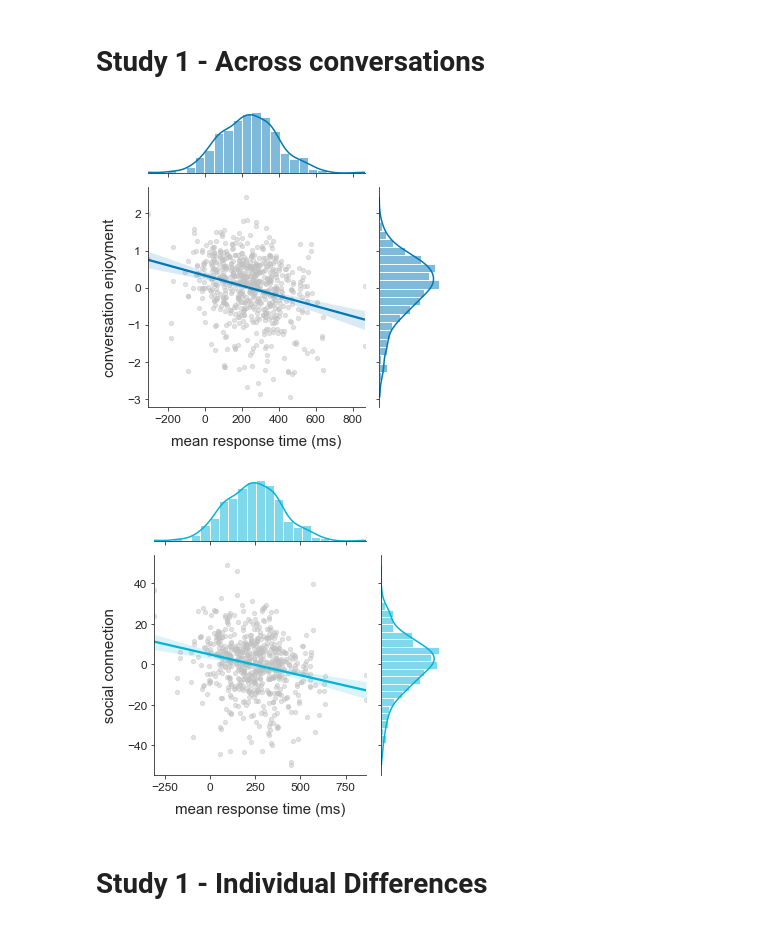
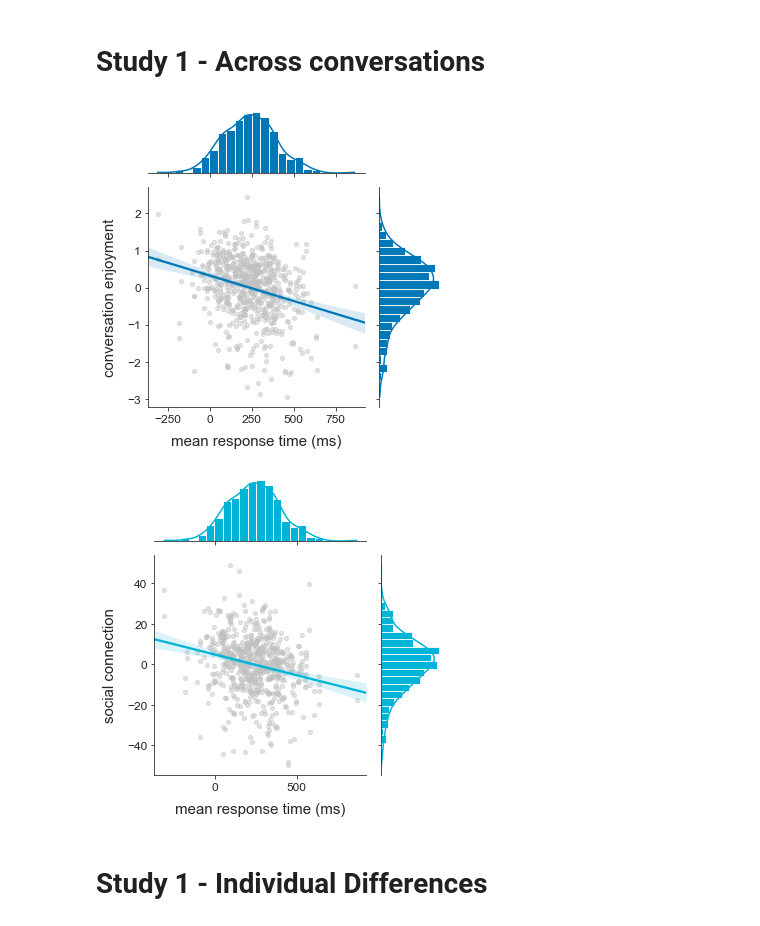
Before and after one commit to emtempleton/GapPaper, a Jupyter notebook: Code/create_figures.ipynb, the cells around one changed output. Cells and saved outputs as stored; diff of their text form; code cells hidden in the pictures.

```diff
--- a/Code/create_figures.ipynb
+++ b/Code/create_figures.ipynb
@@ -38,27 +38,25 @@ for feature in features:
                                                                         # subID number
                                                                         # for newer versions, use store_mean.loc['103']
 # %%
-fig = sns.jointplot("mean_gap_convo", "factor_1_centered", data=data, kind="reg",
-                    color='#0077b6',
-                    space=0, height=5, ratio=3,
+fig = sns.jointplot(x="mean_gap_convo", y="factor_1_centered", data=data, kind="reg",
+                    color='#0077b6', space=0, height=5, ratio=3, truncate=False,
              scatter_kws={"color":"silver","alpha":0.45,"s":18},
-                   marginal_kws={'hist_kws': {'alpha': 1}})
+                   marginal_kws={'alpha': 1})
 fig.set_axis_labels('mean response time (ms)', 'conversation enjoyment',
                    fontsize=15, labelpad=10)
 
 ax = fig.ax_joint
 ax.tick_params(labelsize=12)
 
 plt.tight_layout()
 plt.savefig(os.path.join(base_dir,'Figures','figure_2A.pdf'), dpi=300)
 # %% [output]
-[figure, old version]
+[figure, new version]
 # %%
-fig = sns.jointplot("mean_gap_convo", "avg_connection_centered", data=data, kind="reg",
-                    color='#00b4d8',
-                    space=0, height=5, ratio=3,
+fig = sns.jointplot(x="mean_gap_convo", y="avg_connection_centered", data=data, kind="reg",
+                    color='#00b4d8', space=0, height=5, ratio=3, truncate=False,
              scatter_kws={"color":"silver","alpha":0.45,"s":18},
-                   marginal_kws={'hist_kws': {'alpha': 1}})
+                   marginal_kws={'alpha': 1})
 fig.set_axis_labels('mean response time (ms)', 'social connection',
                    fontsize=15, labelpad=10)
 
@@ -68,7 +66,7 @@ ax.tick_params(labelsize=12)
 plt.tight_layout()
 plt.savefig(os.path.join(base_dir,'Figures','figure_2B.pdf'), dpi=300)
 # %% [output]
-[figure, old version]
+[figure, new version]
 # %% [markdown]
 # Study 1 - Individual Differences
 # %%
```
Also changed, not shown: parts of 1 cell of this notebook.
